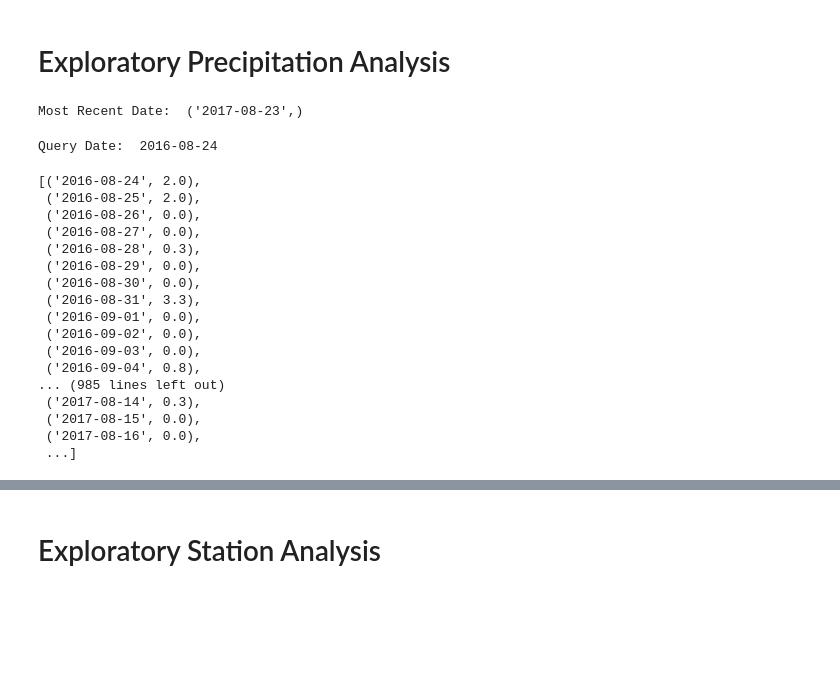
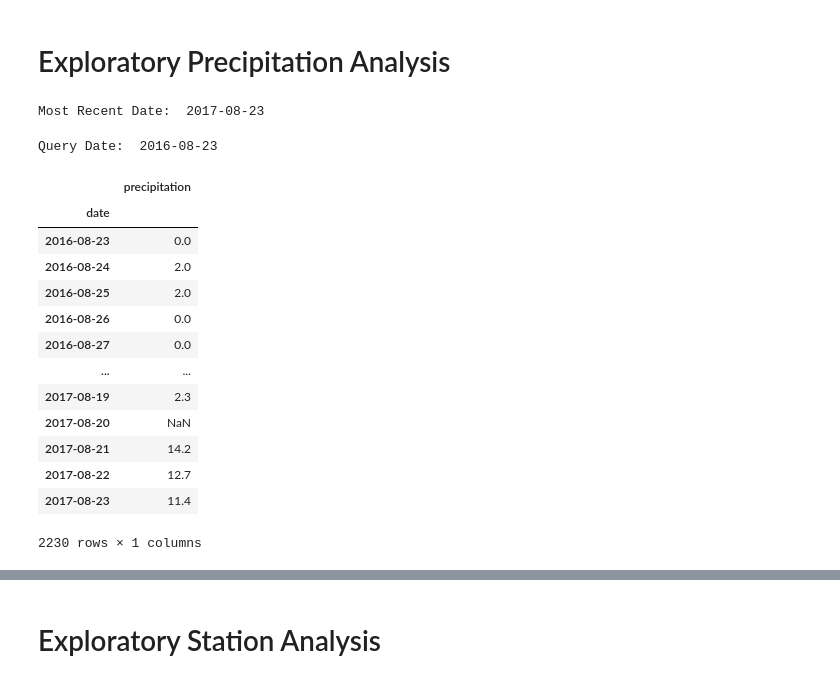
Before and after one commit to TroyFoote/SQL_Alchemy_Climate_Analysis, a Jupyter notebook: SurfsUp/climate_starter-checkpoint.ipynb, the cells around one changed output, grey strips where cells are left out. Drawn from its saved outputs; the diff is of its cells as text; code cells hidden in the pictures; blank space fills up the shorter version.

```diff
--- a/SurfsUp/climate_starter-checkpoint.ipynb
+++ b/SurfsUp/climate_starter-checkpoint.ipynb
@@ -39,49 +39,41 @@ session = Session(engine)
 # Exploratory Precipitation Analysis
 # %%
 # Find the most recent date in the data set.
-most_recent_date =(session.query(Measurement.date).order_by(Measurement.date.desc()).first())
+most_recent_row =session.query(Measurement.date).order_by(Measurement.date.desc()).first()
+most_recent_str =most_recent_row[0]
+most_recent_date = dt.date.fromisoformat(most_recent_str)
 print("Most Recent Date: ", most_recent_date)
 # %% [output]
-Most Recent Date:  ('2017-08-23',)
+Most Recent Date:  2017-08-23
-# %%
-query_date = dt.date(2017, 8 , 23) - dt.timedelta(days=364)
-print("Query Date: ", query_date)
-# %% [output]
-Query Date:  2016-08-24
+# %%
+# Find the date from 12 months before the most recent date in the data set.
+query_date = most_recent_date - dt.timedelta(days=365)
+print("Query Date: ", query_date)
+# %% [output]
+Query Date:  2016-08-23
 # %%
 # Design a query to retrieve the last 12 months of precipitation data and plot the results.
 # Starting from the most recent data point in the database.
+# Perform a query to retrieve the data and precipitation scores
 past_year_precipitation = session.query(Measurement.date, Measurement.prcp).\
         filter(Measurement.date >=query_date).all()
-past_year_precipitation
-# Calculate the date one year from the last date in data set.
-query_date = dt.date(2017, 8 , 23) - dt.timedelta(days=364)
-
-# Perform a query to retrieve the data and precipitation scores
-
-
-# Save the query results as a Pandas DataFrame and set the index to the date column
-
-
-# Sort the dataframe by date
-
-
-# Use Pandas Plotting with Matplotlib to plot the data
-# %% [output]
-[('2016-08-24', 2.0),
- ('2016-08-25', 2.0),
- ('2016-08-26', 0.0),
- ('2016-08-27', 0.0),
- ('2016-08-28', 0.3),
- ('2016-08-29', 0.0),
- ('2016-08-30', 0.0),
- ('2016-08-31', 3.3),
- ('2016-09-01', 0.0),
- ('2016-09-02', 0.0),
- ('2016-09-03', 0.0),
- ('2016-09-04', 0.8),
-... (985 lines left out)
- ('2017-08-14', 0.3),
- ('2017-08-15', 0.0),
- ('2017-08-16', 0.0),
- ...]
+# %%
+# Save the query results as a Pandas DataFrame and set the index to the date column
+rainfall_df =pd.DataFrame(past_year_precipitation, columns=['date', 'precipitation'])
+rainfall_df = rainfall_df.set_index('date')
+rainfall_df
+# %% [output]
+|  | precipitation |
+| date |  |
+| 2016-08-23 | 0.0 |
+| 2016-08-24 | 2.0 |
+| 2016-08-25 | 2.0 |
+| 2016-08-26 | 0.0 |
+| 2016-08-27 | 0.0 |
+| ... | ... |
+| 2017-08-19 | 2.3 |
+| 2017-08-20 | NaN |
+| 2017-08-21 | 14.2 |
+| 2017-08-22 | 12.7 |
+| 2017-08-23 | 11.4 |
+2230 rows × 1 columns
```
Also changed, not shown: parts of 4 cells of this notebook, 2 other files.
